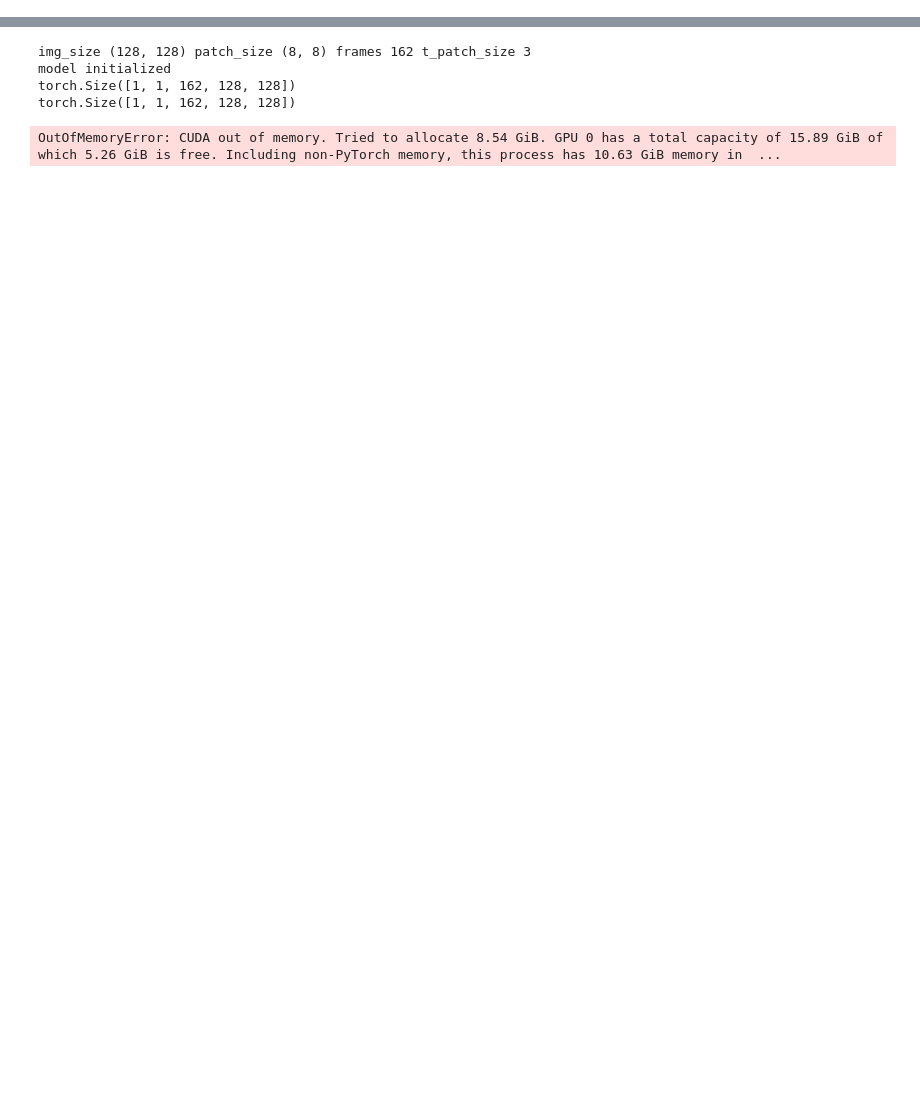
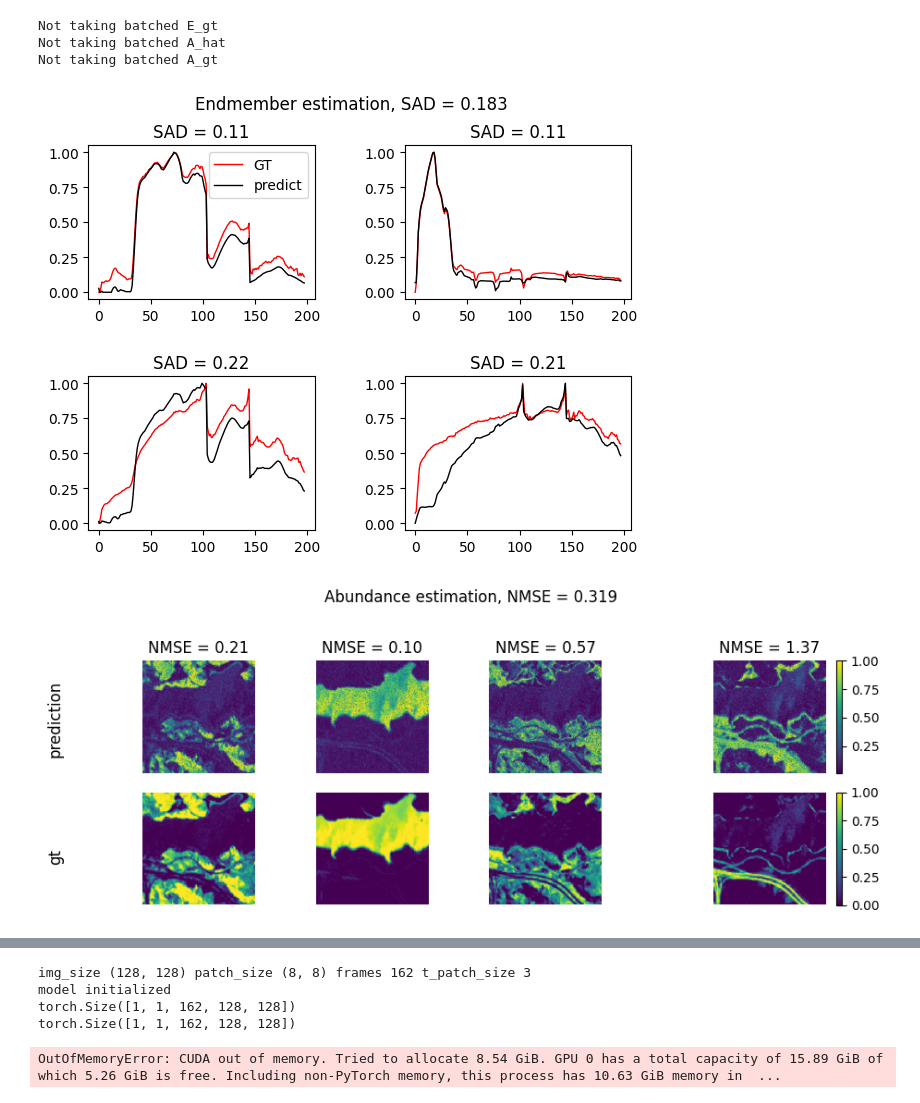
Before and after one commit to edabier/SS-HSU_benchmark, a Jupyter notebook: testing_models.ipynb, the cells around one changed output, grey strips where cells are left out. Saved outputs shown, nothing was run; the diff lists cells and outputs as text; code cells hidden in the pictures; blank space fills up the shorter version.

```diff
--- a/testing_models.ipynb
+++ b/testing_models.ipynb
@@ -203,0 +204,15 @@ Epoch 380: total = 0.449, SAD = 0.109, Ab = 0.221, TV = 310.507, MSE = 0.995
+# %%
+if fm_name == "DOFA" or fm_name == "HyperFree":
+    E_hat, A_hat, Y_hat = model(features)
+
+else:
+    E_hat, A_hat, Y_hat = rsfm.unmix_full_image_hypersigma(Y, model, fm, c, patch_size=patch_size)
+
+utils.plot_results(E_hat, A_hat, A, E, normalize_E=True, normalize_A=True)
+E_hat, _, A_hat, _ = utils.order_endmembers(E, E_hat, A_hat)
+# %% [output]
+Not taking batched E_gt
+Not taking batched A_hat
+Not taking batched A_gt
+[figure, added]
+[figure, added]
```
Also changed, not shown: parts of 7 cells of this notebook, 6 other files.
